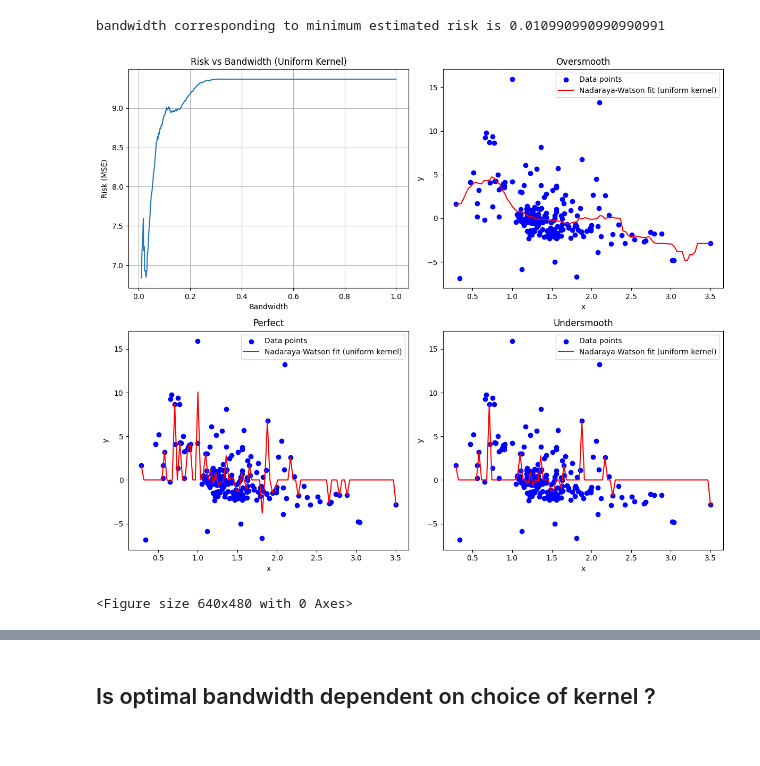
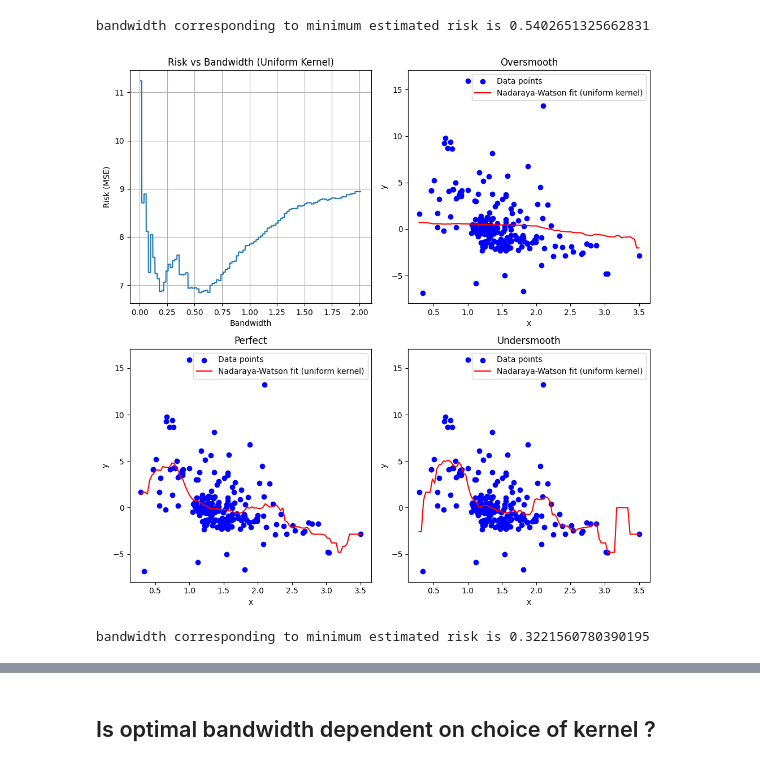
Before and after one commit to MalayKedia/CS215_assignments, a Jupyter notebook: Assignment3/q4/4.ipynb, the cells around one changed output, grey strips where cells are left out. Drawn from its saved outputs; the diff is of its cells as text; code cells hidden in the pictures.

```diff
--- a/Assignment3/q4/4.ipynb
+++ b/Assignment3/q4/4.ipynb
@@ -20,8 +19,8 @@ class UniformKDE:
 
     def fit(self, x_data, y_data):
         """Fit the KDE model with the given x and y data."""
-        self.x_data = x_data
-        self.y_data = y_data
+        self.x_data = np.array(x_data)
+        self.y_data = np.array(y_data)
 
     def __uniform_kernel(self, x):
         """Uniform kernel function."""
@@ -29,14 +28,7 @@ class UniformKDE:
 
     def kernel(self, x, xi):
         """Applies the uniform kernel to the data."""
-        if(self.bandwidth == 0):
-            return 0
-
-        else:
-            return self.__uniform_kernel((x - xi) / self.bandwidth)
-
-
-
+        return self.__uniform_kernel((x - xi) / self.bandwidth)
 
     def predict(self, x):
         """Evaluate the Nadaraya-Watson estimator at points x."""
@@ -75,34 +65,22 @@ def k_fold_error(func, x_input, y_input, best_bandwidth):
     return risk
 # %%
-bandwidths_Ukde = np.linspace(0.01, 1, 1000)
-
-# bandwidths_Ukde = bandwidths_Ukde[1:]
+bandwidths_UniformKDE = np.linspace(0.01, 2.01, 2000)
 
 risks_Ukde = []
-for bandwidth in bandwidths_Ukde:
-
+for bandwidth in bandwidths_UniformKDE:
     risk = k_fold_error(UniformKDE, x_data, y_data, bandwidth)
-    # print(risk)
+    # print(bandwidth, risk)
     risks_Ukde.append(risk)
 
-    # print(bandwidth)
-
-
-
-
-# print(risks_Ukde)
-# print(bandwidths_Ukde)
-
-best_bandwidth_Ukde = bandwidths_Ukde[np.argmin(risks_Ukde)]
+best_bandwidth_Ukde = bandwidths_UniformKDE[np.argmin(risks_Ukde)]
 print(f"bandwidth corresponding to minimum estimated risk is {best_bandwidth_Ukde}")
 # %% [output]
-bandwidth corresponding to minimum estimated risk is 0.010990990990990991
+bandwidth corresponding to minimum estimated risk is 0.5402651325662831
 # %%
-fig, axs = plt.subplots(2, 2, figsize=(12, 10))
+fig, axs = plt.subplots(2, 2, figsize=(10, 10))
 
 # Plot risk vs bandwidth
-axs[0, 0].plot(bandwidths_Ukde, risks_Ukde)
-# print(risks_Ukde)
+axs[0, 0].plot(bandwidths_UniformKDE, risks_Ukde)
 # axs[0, 0].set_xlim([0, 1])
 # axs[0, 0].set_ylim([4, 10])
 axs[0, 0].set_title('Risk vs Bandwidth (Uniform Kernel)')
@@ -111,7 +89,7 @@ axs[0, 0].set_ylabel('Risk (MSE)')
 axs[0, 0].grid(True)
 
 # Oversmooth
-kde = UniformKDE(bandwidth=best_bandwidth_Ukde * 50)
+kde = UniformKDE(bandwidth=best_bandwidth_Ukde * 5)
 kde.fit(x_data, y_data)
 x_fit = np.linspace(min(x_data), max(x_data), 100)
 y_fit = kde.predict(x_fit)
@@ -120,38 +98,36 @@ axs[0, 1].plot(x_fit, y_fit, color='red', label='Nadaraya-Watson fit (uniform ke
 axs[0, 1].set_title('Oversmooth')
 axs[0, 1].set_xlabel('x')
 axs[0, 1].set_ylabel('y')
 axs[0, 1].legend()
 
 # perfect
 kde = UniformKDE(bandwidth=best_bandwidth_Ukde)
 kde.fit(x_data, y_data)
 y_fit = kde.predict(x_fit)
 axs[1, 0].scatter(x_data, y_data, color='blue', label='Data points')
 axs[1, 0].plot(x_fit, y_fit, color='red', label='Nadaraya-Watson fit (uniform kernel)')
 axs[1, 0].set_title('Perfect')
 axs[1, 0].set_xlabel('x')
 axs[1, 0].set_ylabel('y')
 axs[1, 0].legend()
 
 # undersmooth
 kde = UniformKDE(bandwidth=best_bandwidth_Ukde / 2)
 kde.fit(x_data, y_data)
 y_fit = kde.predict(x_fit)
 axs[1, 1].scatter(x_data, y_data, color='blue', label='Data points')
 axs[1, 1].plot(x_fit, y_fit, color='red', label='Nadaraya-Watson fit (uniform kernel)')
 axs[1, 1].set_title('Undersmooth')
 axs[1, 1].set_xlabel('x')
 axs[1, 1].set_ylabel('y')
 axs[1, 1].legend()
 
+plt.tight_layout()
+plt.savefig("uniform_kernel_regression.png")
 
-plt.tight_layout()
 plt.show()
-
-plt.savefig("uniform_kernel_regression.png")
 # %% [output]
-[figure, old version]
+[figure, new version]
-<Figure size 640x480 with 0 Axes>
 # %%
 class EpanechnikovKDE:
     def __init__(self, bandwidth=1.0):
@@ -196,21 +162,16 @@ class EpanechnikovKDE:
                 func_val.append(0)  # Handle division by zero case
         return np.array(func_val)
 # %%
-bandwidths_Ekde = np.linspace(0.01, 1, 1000)
+bandwidths_EpanechnikovKDE = np.linspace(0.01, 2.01, 2000)
 risks_Ekde = []
-for bandwidth in bandwidths_Ekde:
-
-    risk = k_fold_error(UniformKDE, x_data, y_data, bandwidth)
-    # print(risk)
+for bandwidth in bandwidths_EpanechnikovKDE:
+    risk = k_fold_error(EpanechnikovKDE, x_data, y_data, bandwidth)
+    # print(bandwidth, risk)
     risks_Ekde.append(risk)
 
-    # print(bandwidth)
-
-
-# print(risks_Ekde)
-# print(bandwidths_Ekde)
-
-best_bandwidth_Ekde = bandwidths_Ekde[np.argmin(risks_Ekde)]
+best_bandwidth_Ekde = bandwidths_EpanechnikovKDE[np.argmin(risks_Ekde)]
 print(f"bandwidth corresponding to minimum estimated risk is {best_bandwidth_Ekde}")
+# %% [output]
+bandwidth corresponding to minimum estimated risk is 0.3221560780390195
 # %%
 # Create subplots
```
Also changed, not shown: parts of 21 cells of this notebook, 2 other files.
